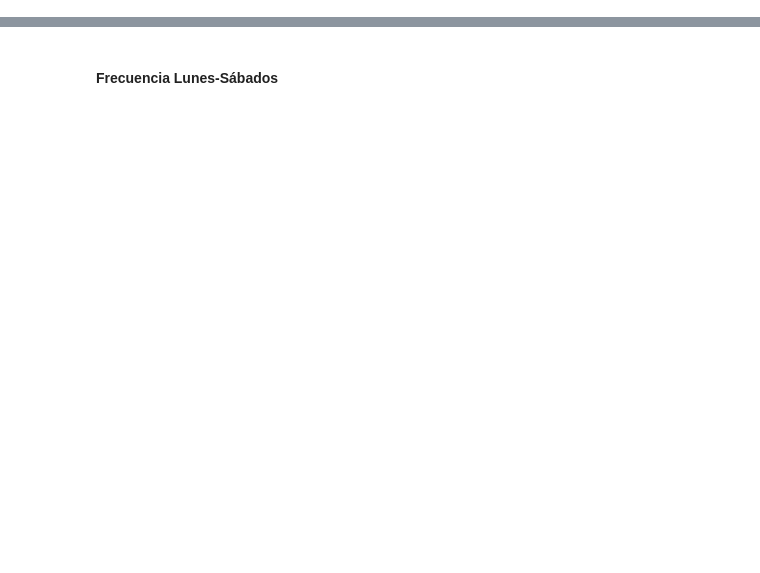
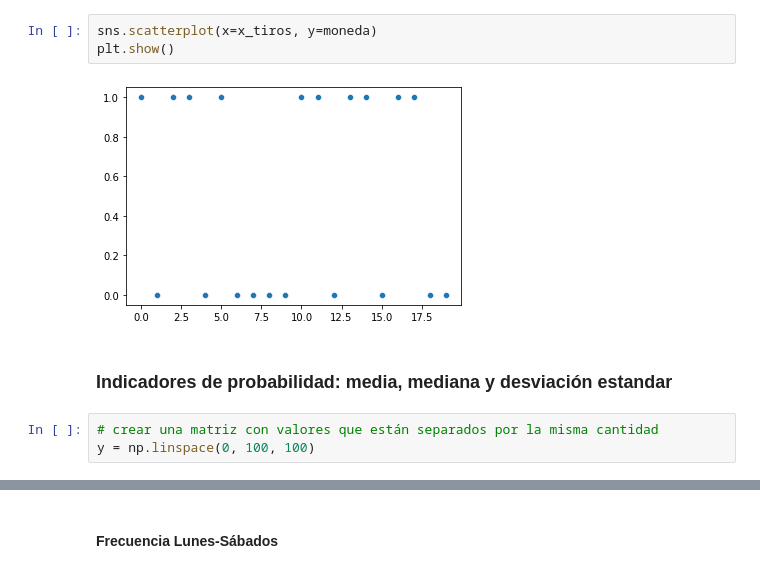
Before and after one commit to InoveAlumnos/intro_analytics_python, a Jupyter notebook: proba_estadistica.ipynb, the cells around one changed output, grey strips where cells are left out. Saved outputs shown, nothing was run; the diff lists cells and outputs as text; blank space fills up the shorter version.

```diff
--- a/proba_estadistica.ipynb
+++ b/proba_estadistica.ipynb
@@ -39 +190,11 @@ plt.show()
+# %%
+sns.scatterplot(x=x_tiros, y=moneda)
+plt.show()
+# %% [output]
+[figure, added]
+# %% [markdown]
+### Indicadores de probabilidad: media, mediana y desviación estandar
+# %%
+# crear una matriz con valores que están separados por la misma cantidad
+y = np.linspace(0, 100, 100)
 # %%
```
Also changed, not shown: parts of 48 cells of this notebook.
